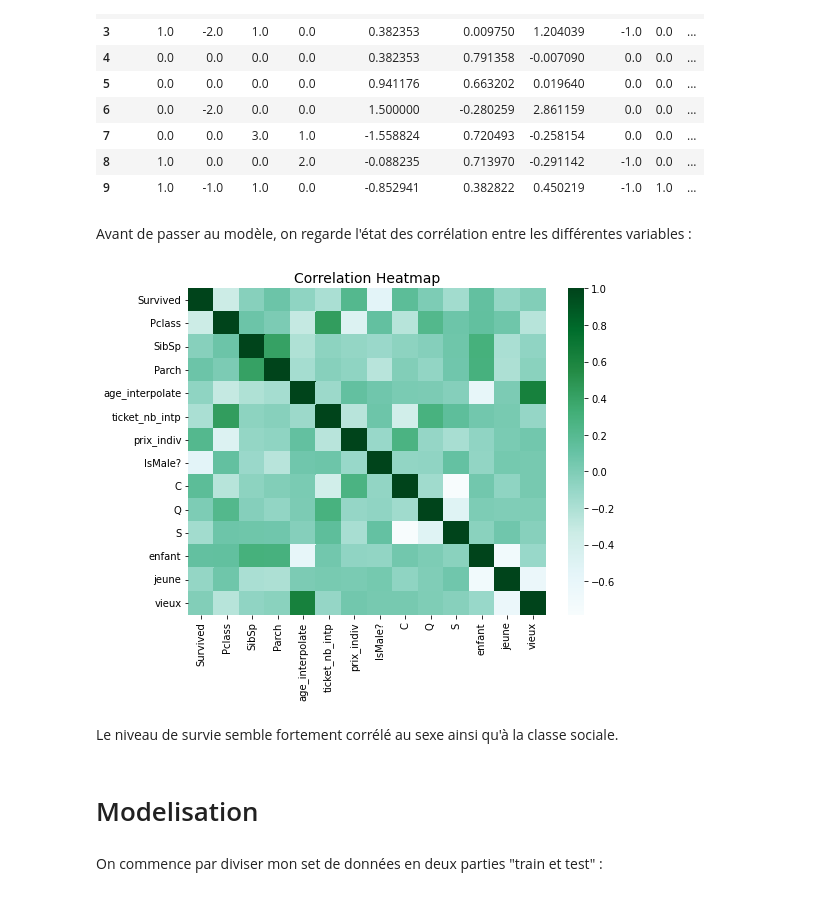
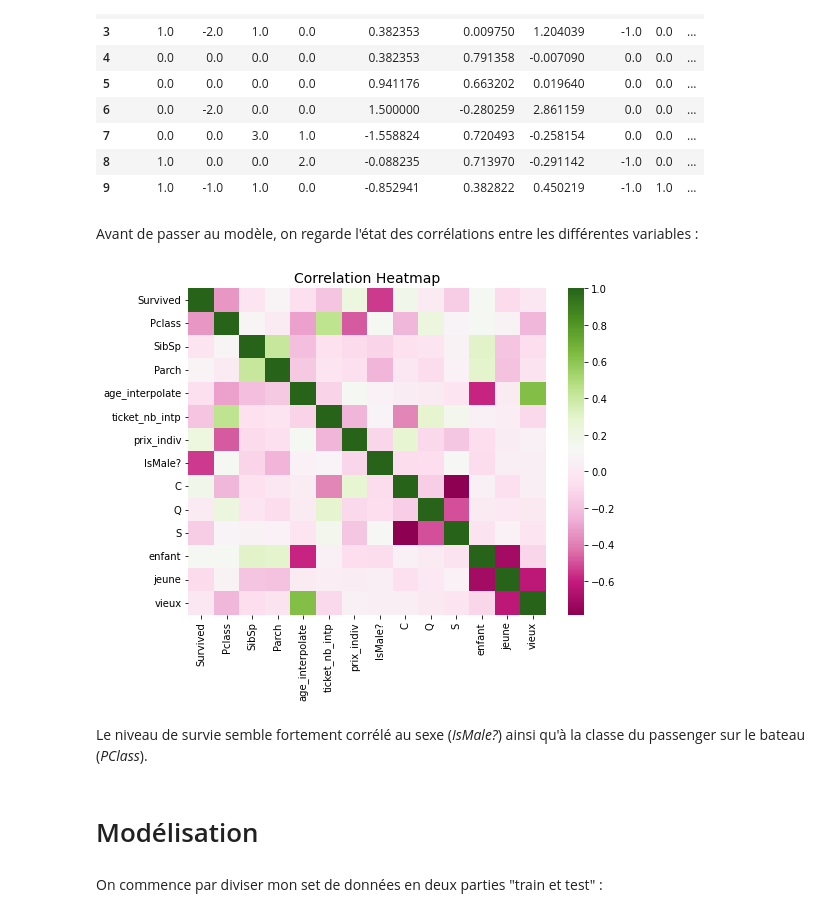
Before and after one commit to stellanwea-eki/TeachingRespAI, a Jupyter notebook: Teaching_Notebook_Titanic.ipynb, the cells around one changed output. Saved outputs shown, nothing was run; the diff lists cells and outputs as text; code cells hidden in the pictures.

Commit message:
Some changes before the Modelisation section

```diff
--- a/Teaching_Notebook_Titanic.ipynb
+++ b/Teaching_Notebook_Titanic.ipynb
@@ -264,8 +304,8 @@ Concernant la variable Age, beaucoup de données sont manquantes. Toutefois, la
 # %%
 fig, ax = plt.subplots(1, 2, figsize = (20,5))
 
-# Je fais une interpolation des Age
-data_transformed['age_interpolate'] = data_transformed['Age'].interpolate()
+# Je fais une interpolation linéaire des Age
+data_transformed['age_interpolate'] = data_transformed['Age'].interpolate(method='linear')
 
 # Je plot les deux variables pour voir l'effet de l'interpolation
 
@@ -591,19 +631,19 @@ data_finished_scalled.head(10)
 | 8 | 1.0 | 0.0 | 0.0 | 2.0 | -0.088235 | 0.713970 | -0.291142 | -1.0 | 0.0 | ... |
 | 9 | 1.0 | -1.0 | 1.0 | 0.0 | -0.852941 | 0.382822 | 0.450219 | -1.0 | 1.0 | ... |
 # %% [markdown]
-Avant de passer au modèle, on regarde l'état des corrélation entre les différentes variables :
+Avant de passer au modèle, on regarde l'état des corrélations entre les différentes variables :
 # %%
 # Corrélation des variables
 plt.figure(figsize=(8, 6))
 
-_ = heatmap = sns.heatmap(data_finished_scalled.corr(), cmap = 'BuGn')
+_ = heatmap = sns.heatmap(data_finished_scalled.corr(), cmap = 'PiYG')
 _ = heatmap.set_title('Correlation Heatmap', fontsize = 14)
 # %% [output]
-[figure, old version]
+[figure, new version]
 # %% [markdown]
-Le niveau de survie semble fortement corrélé au sexe ainsi qu'à la classe sociale.
+Le niveau de survie semble fortement corrélé au sexe (<i>IsMale?</i>) ainsi qu'à la classe du passenger sur le bateau (<i>PClass</i>).
 # %% [markdown]
-# Modelisation
+# Modélisation
 # %% [markdown]
 On commence par diviser mon set de données en deux parties "train et test" :
 # %%
```
Also changed, not shown: parts of 8 cells of this notebook.
